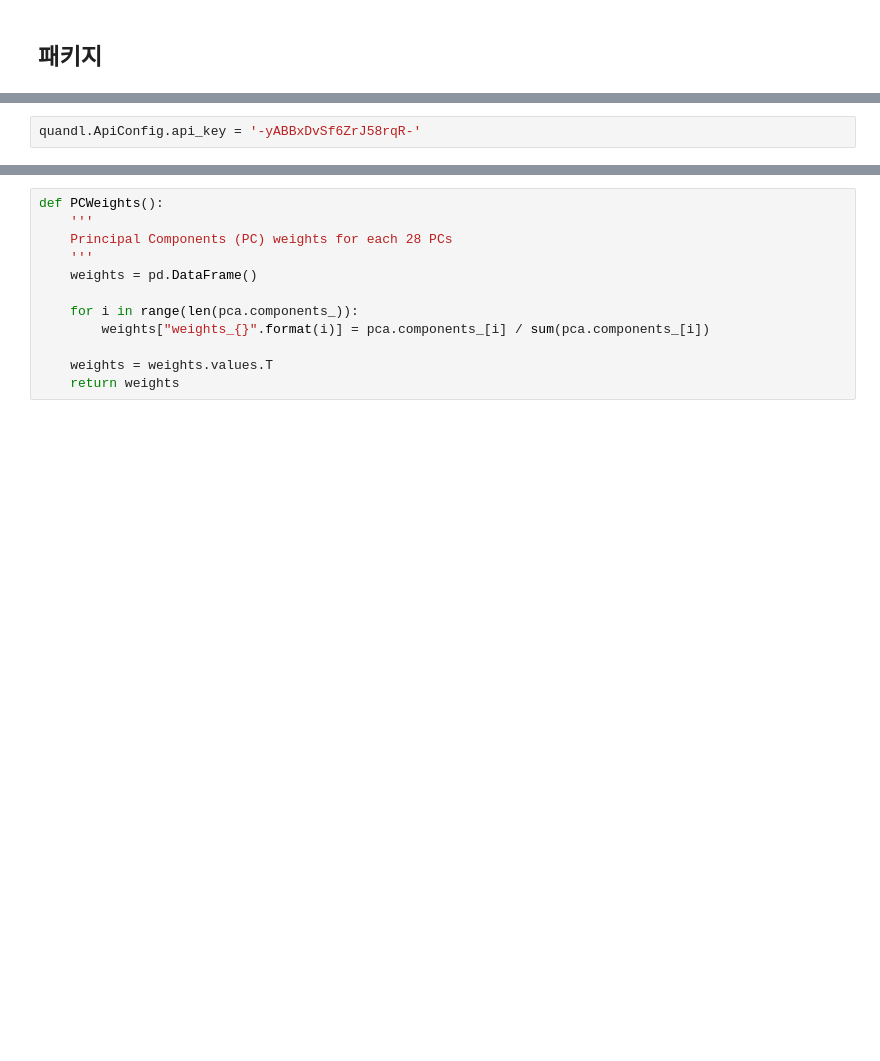
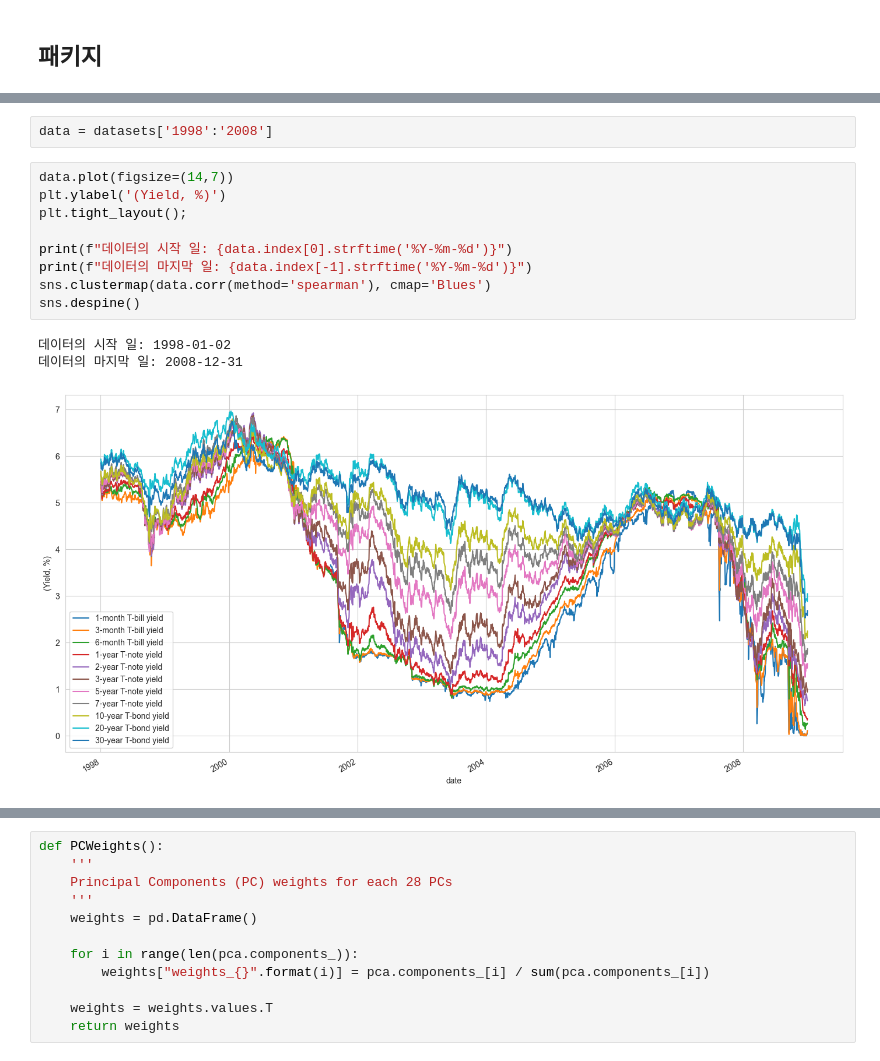
Before and after one commit to xikest/Research-on-the-finanace-makret, a Jupyter notebook: yield_curve_structure.ipynb, the cells around one changed output, grey strips where cells are left out. Saved outputs shown, nothing was run; the diff lists cells and outputs as text; blank space fills up the shorter version.

```diff
--- a/yield_curve_structure.ipynb
+++ b/yield_curve_structure.ipynb
@@ -68,2 +33,0 @@ pd.set_option('display.width', 100)
-# %%
-quandl.ApiConfig.api_key = '-yABBxDvSf6ZrJ58rqR-'
@@ -191,0 +197,15 @@ plt.tight_layout();
+# %%
+data = datasets['1998':'2008']
+# %%
+data.plot(figsize=(14,7))
+plt.ylabel('(Yield, %)')
+plt.tight_layout();
+
+print(f"데이터의 시작 일: {data.index[0].strftime('%Y-%m-%d')}")
+print(f"데이터의 마지막 일: {data.index[-1].strftime('%Y-%m-%d')}")
+sns.clustermap(data.corr(method='spearman'), cmap='Blues')
+sns.despine()
+# %% [output]
+데이터의 시작 일: 1998-01-02
+데이터의 마지막 일: 2008-12-31
+[figure, added]
```
Also changed, not shown: parts of 72 cells of this notebook.
